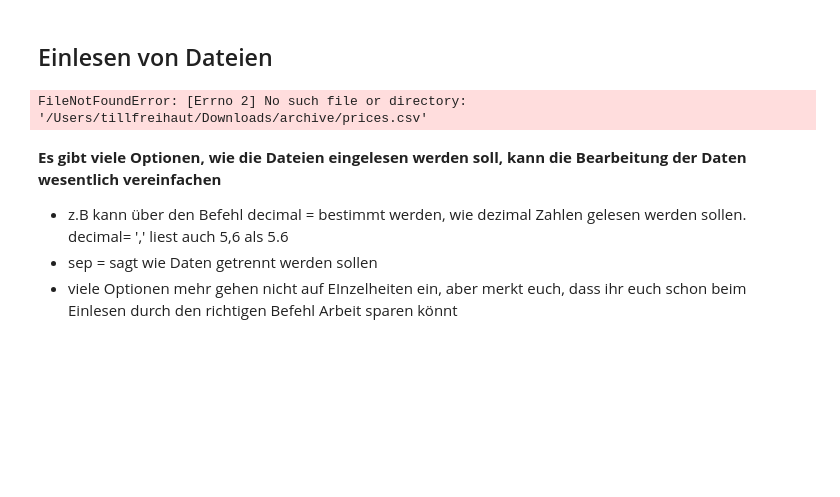
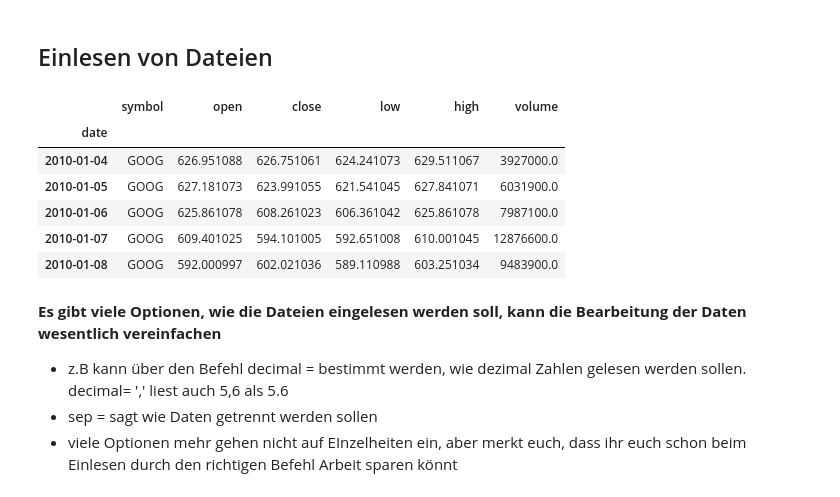
Before and after one commit to FelixRb96/Python_kurs_RTG, a Jupyter notebook: materialien/4_pandas.ipynb, the cells around one changed output. Cells and saved outputs as stored; diff of their text form; code cells hidden in the pictures; blank space fills up the shorter version.

```diff
--- a/materialien/4_pandas.ipynb
+++ b/materialien/4_pandas.ipynb
@@ -940,11 +940,17 @@ plt.show()
 # %% [markdown]
 ## Einlesen von Dateien
 # %%
-stocks = pd.read_csv("/Users/tillfreihaut/Downloads/archive/prices.csv", parse_dates=['date'])
+stocks = pd.read_csv("../datensatz/prices.csv")
 stocks = stocks[stocks['symbol'] == "GOOG"].set_index('date')
 stocks.head()
 # %% [output]
-FileNotFoundError: [Errno 2] No such file or directory: '/Users/tillfreihaut/Downloads/archive/prices.csv'
+|  | symbol | open | close | low | high | volume |
+| date |  |  |  |  |  |  |
+| 2010-01-04 | GOOG | 626.951088 | 626.751061 | 624.241073 | 629.511067 | 3927000.0 |
+| 2010-01-05 | GOOG | 627.181073 | 623.991055 | 621.541045 | 627.841071 | 6031900.0 |
+| 2010-01-06 | GOOG | 625.861078 | 608.261023 | 606.361042 | 625.861078 | 7987100.0 |
+| 2010-01-07 | GOOG | 609.401025 | 594.101005 | 592.651008 | 610.001045 | 12876600.0 |
+| 2010-01-08 | GOOG | 592.000997 | 602.021036 | 589.110988 | 603.251034 | 9483900.0 |
 # %% [markdown]
 **Es gibt viele Optionen, wie die Dateien eingelesen werden soll, kann die Bearbeitung der Daten wesentlich vereinfachen**
 
```
